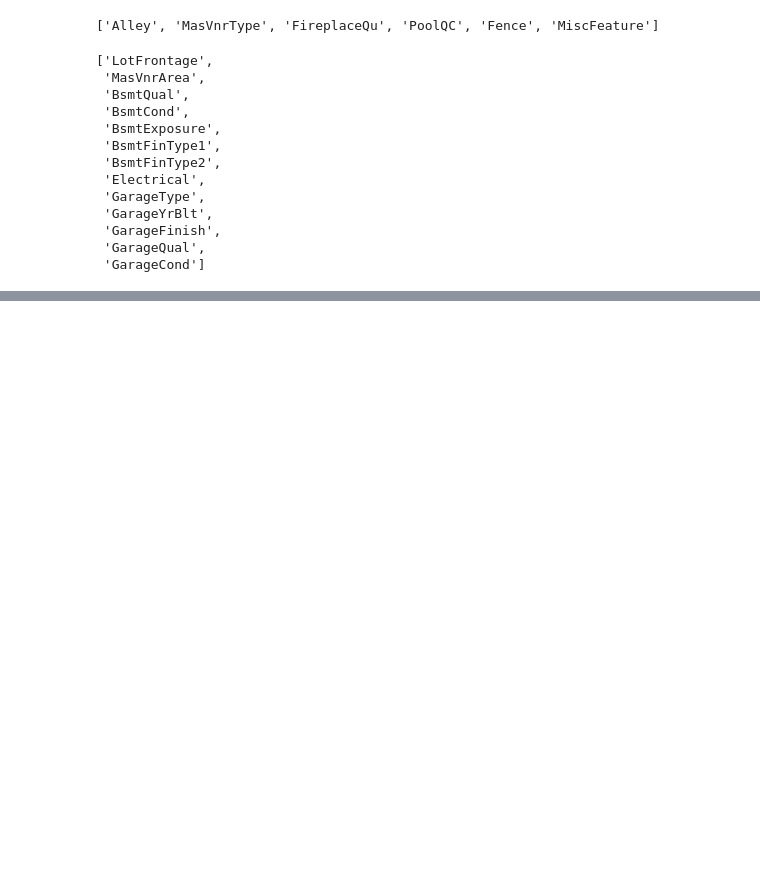
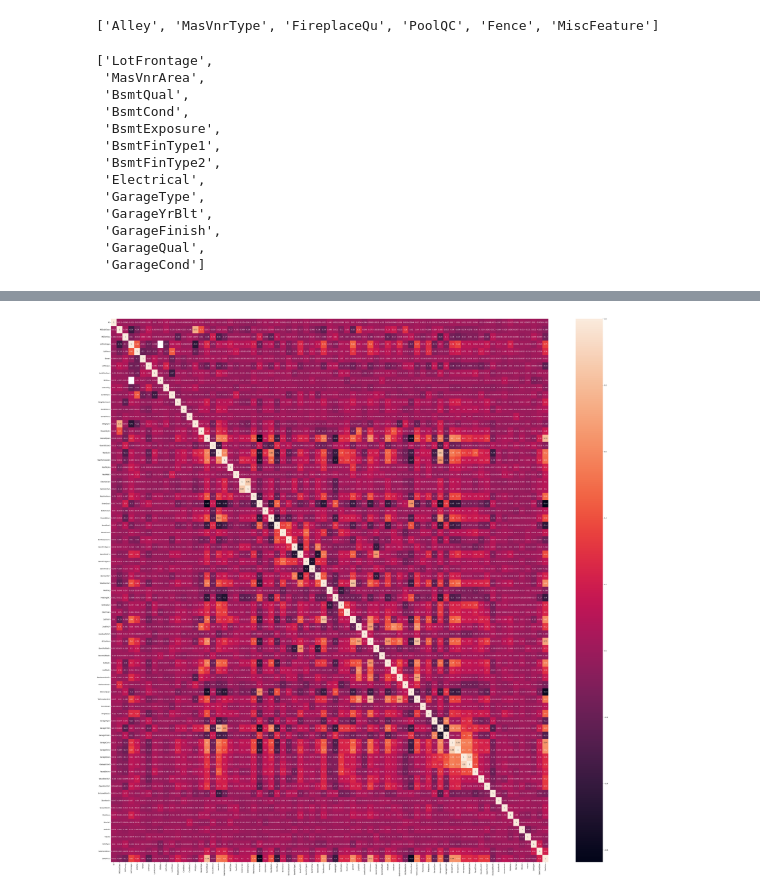
Before and after one commit to aliyan08/house-prices-advanced-regression-techniques, a Jupyter notebook: preprocessing.ipynb, the cells around one changed output, grey strips where cells are left out. Saved outputs shown, nothing was run; the diff lists cells and outputs as text; code cells hidden in the pictures; blank space fills up the shorter version.

```diff
--- a/preprocessing.ipynb
+++ b/preprocessing.ipynb
@@ -74,3 +74,7 @@ cols_with_missing
  'GarageFinish',
  'GarageQual',
  'GarageCond']
+# %%
+# columns with non numeric values
+non_numeric_cols = [col for col in data.columns if not pd.api.types.is_numeric_dtype(data[col])]
+non_numeric_cols
@@ -76,0 +99,4 @@ cols_with_missing
+# %%
+# convert non numeric columns to numeric
+for col in non_numeric_cols:
+    data[col] = pd.Categorical(data[col]).codes
@@ -76,0 +144,2 @@ cols_with_missing
+# %%
+correlation = data.corr()
@@ -76,0 +162,8 @@ cols_with_missing
+# %%
+# visualize correlation
+plt.figure(figsize=(60,60))
+sns.heatmap(correlation, annot=True )
+# export image
+plt.savefig('correlation.png', dpi=400)
+# %% [output]
+[figure, added]
```
Also changed, not shown: parts of 7 cells of this notebook.
